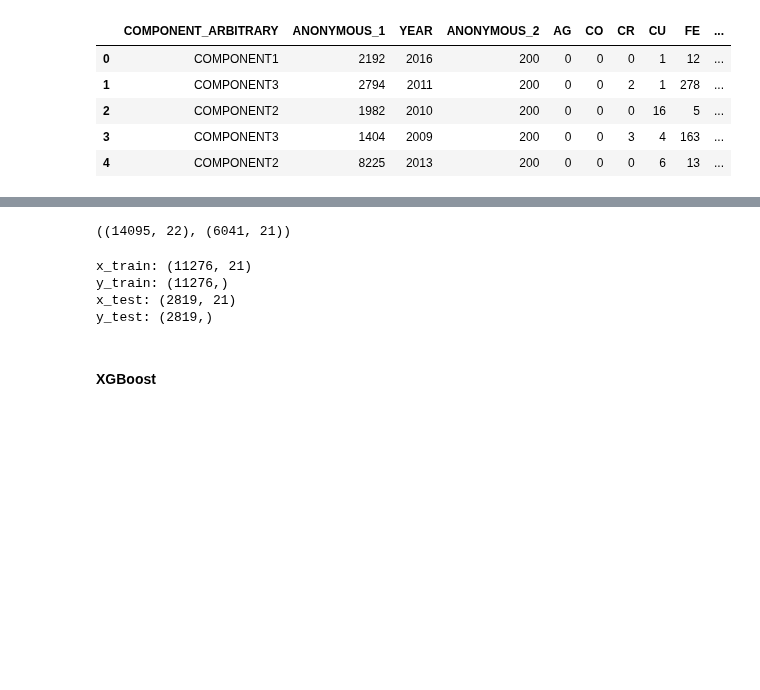
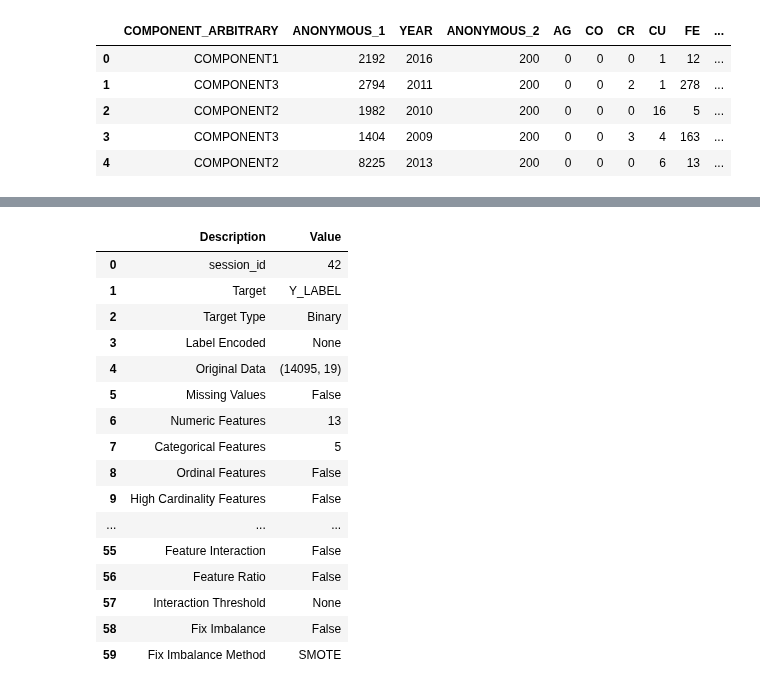
Before and after one commit to nuyhc/Struggles, a Jupyter notebook: Classifying Oil Conditions of Construction Machine/clf_oil_cond_cm.ipynb, the cells around one changed output, grey strips where cells are left out. Drawn from its saved outputs; the diff is of its cells as text; code cells hidden in the pictures; blank space fills up the shorter version.

```diff
--- a/Classifying Oil Conditions of Construction Machine/clf_oil_cond_cm.ipynb
+++ b/Classifying Oil Conditions of Construction Machine/clf_oil_cond_cm.ipynb
@@ -144,8 +78,0 @@ train_df.isnull().sum().sum(), test_df.isnull().sum().sum()
-# %%
-# One-Hot Encoding
-train_df = pd.get_dummies(data=train_df, columns=object_type)
-test_df = pd.get_dummies(data=test_df, columns=object_type)
-
-train_df.shape, test_df.shape
-# %% [output]
-((14095, 22), (6041, 21))
@@ -156,11 +78,0 @@ features.remove(label)
-# %%
-x_train, x_test, y_train, y_test = train_test_split(train_df[features], train_df[label], test_size=0.2, stratify=train_df[label])
-
-print(f"x_train: {x_train.shape}\ny_train: {y_train.shape}\nx_test: {x_test.shape}\ny_test: {y_test.shape}")
-# %% [output]
-x_train: (11276, 21)
-y_train: (11276,)
-x_test: (2819, 21)
-y_test: (2819,)
-# %% [markdown]
-#### XGBoost
@@ -169,0 +79,20 @@ clf_xgb.fit(x_train, y_train, eval_set=[(x_test, y_test)], early_stopping_rounds
+# %%
+setup_clf = pycaret_clf.setup(session_id=42, data=train_df, target="Y_LABEL", normalize=True, transformation=True, use_gpu=True)
+# %% [output]
+|  | Description | Value |
+| 0 | session_id | 42 |
+| 1 | Target | Y_LABEL |
+| 2 | Target Type | Binary |
+| 3 | Label Encoded | None |
+| 4 | Original Data | (14095, 19) |
+| 5 | Missing Values | False |
+| 6 | Numeric Features | 13 |
+| 7 | Categorical Features | 5 |
+| 8 | Ordinal Features | False |
+| 9 | High Cardinality Features | False |
+| ... | ... | ... |
+| 55 | Feature Interaction | False |
+| 56 | Feature Ratio | False |
+| 57 | Interaction Threshold | None |
+| 58 | Fix Imbalance | False |
+| 59 | Fix Imbalance Method | SMOTE |
```
Also changed, not shown: parts of 25 cells of this notebook.
